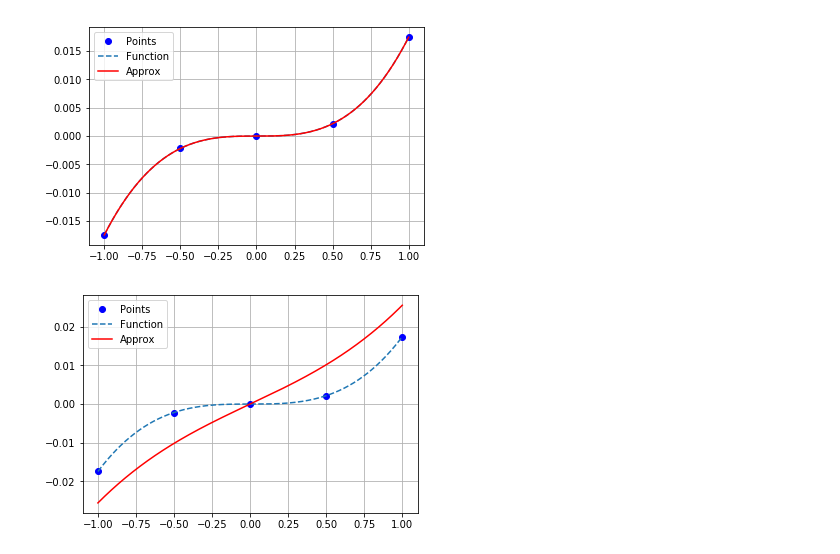
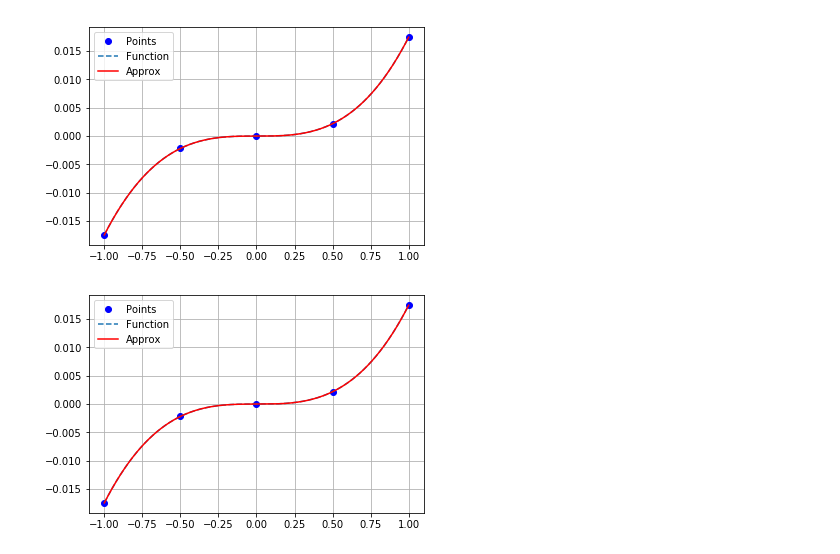
Before and after one commit to van-ess0/NumericalMethods, a Jupyter notebook: Approximation.ipynb, the cells around one changed output. Drawn from its saved outputs; the diff is of its cells as text; code cells hidden in the pictures.

```diff
--- a/Approximation.ipynb
+++ b/Approximation.ipynb
@@ -72,16 +72,16 @@ def approx_leg(X, Y, deg):
     return np.linalg.solve(A, B)[::-1]
 # %%
 p = approx_leg(X, Y, 3)  # вычисление коэффициентов многочлена
-newx = np.linspace(-1, 1, 3000)
+newx = np.linspace(-1, 1, 300)
 oldy = vfunc(newx)
 leg_vec = np.vectorize(leg_pol)
-# yp = leg_pol(newx, 3) + leg_pol(newx, 2) + leg_pol(newx, 1) + newx
-yp = np.polyval(p, newx)  # вычисление значений многочлена
+yp = np.array([leg_pol(newx, 3), leg_pol(newx, 2), leg_pol(newx, 1), leg_pol(newx, 0)]).dot(p)
+# yp = np.polyval(p, newx)  # вычисление значений многочлена
 plt.plot(X, Y, 'bo', label='Points')
 plt.plot(newx, oldy, '--', label='Function')
 plt.plot(newx, yp, 'r', label='Approx')
 plt.legend(loc="best")
 plt.grid()
 plt.show()
 # %% [output]
-[figure, old version]
+[figure, new version]
```
Also changed, not shown: parts of 1 cell of this notebook, 2 other files.
